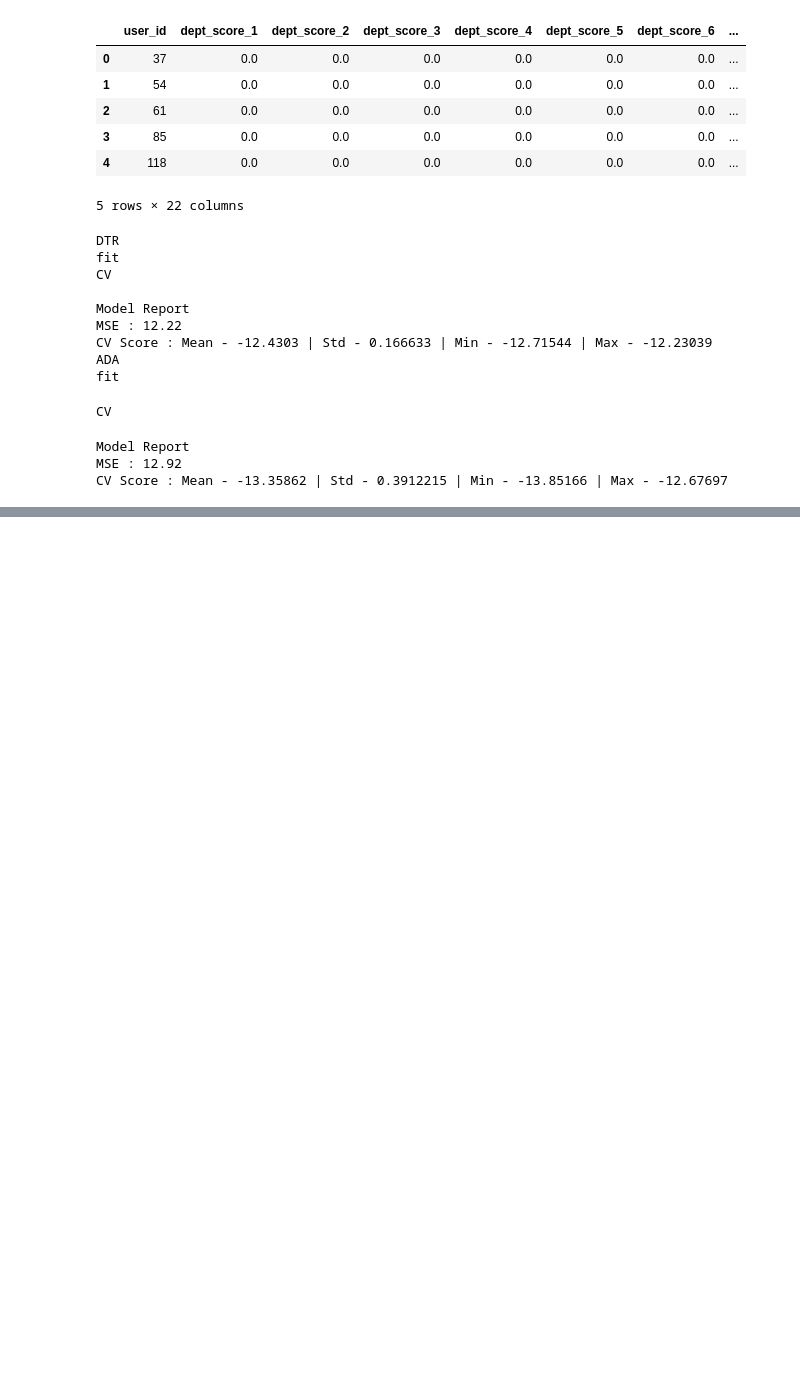
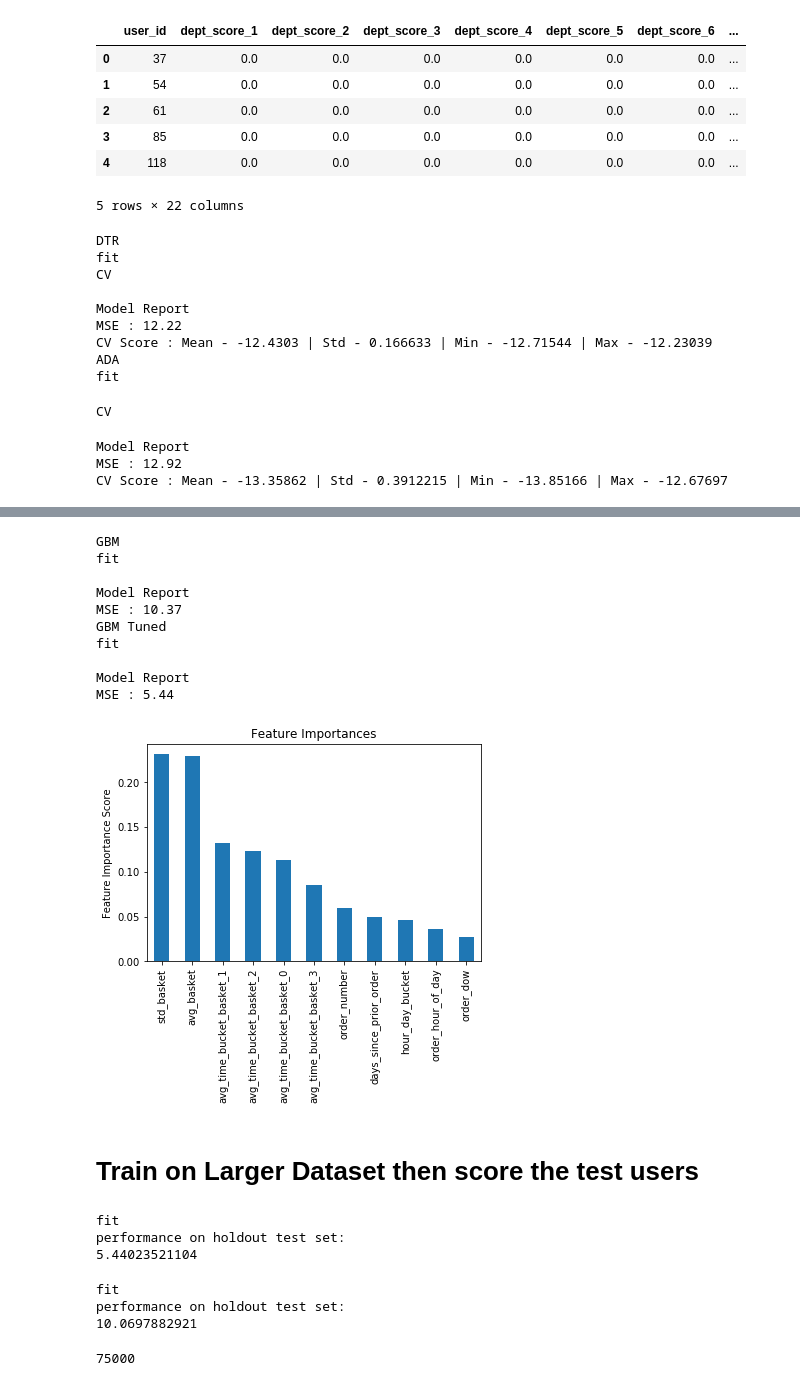
Before and after one commit to aslakey/InstaKart, a Jupyter notebook: nItems.ipynb, the cells around one changed output, grey strips where cells are left out. Saved outputs shown, nothing was run; the diff lists cells and outputs as text; code cells hidden in the pictures; blank space fills up the shorter version.

```diff
--- a/nItems.ipynb
+++ b/nItems.ipynb
@@ -232,0 +235,9 @@ CV Score : Mean - -13.35862 | Std - 0.3912215 | Min - -13.85166 | Max - -12.6769
+# %%
+import pandas as pd
+model_df = pd.read_csv("items_train.txt")
+test_users = pd.read_csv("items_test.txt")
+
+assert model_df.keys().all() == test_users.keys().all()
+print("model shape",model_df.shape)
+print("test shape",test_users.shape)
+print("keys",model_df.keys())
@@ -232,0 +415,61 @@ CV Score : Mean - -13.35862 | Std - 0.3912215 | Min - -13.85166 | Max - -12.6769
+# %%
+'''
+Optimal Parameters:
+min_samples_split: 150
+min_samples_leaf: 70
+max_depth: 15
+max_features: 3
+'''
+#Crank down learning rate/up n estimaters
+gbm_tuned = GradientBoostingRegressor(learning_rate=0.05, n_estimators=500,max_depth=15, min_samples_split=150,min_samples_leaf=70, subsample=0.8, random_state=10, max_features=3)
+print("GBM")
+cv_modelfit(gbm0, test, y_keys, x_keys)
+print("GBM Tuned")
+cv_modelfit(gbm_tuned, test, y_keys, x_keys)
+# %% [output]
+GBM
+fit
+
+Model Report
+MSE : 10.37
+GBM Tuned
+fit
+
+Model Report
+MSE : 5.44
+[figure, added]
+# %% [markdown]
+# Train on Larger Dataset then score the test users
+# %%
+from sklearn.metrics import mean_squared_error
+#Train and score
+def modelfit(alg, dtest, dtrain, unknown, y, predictors):
+    #Fit the algorithm on the data
+    print("fit")
+    alg.fit(dtrain[predictors], dtrain[y].values.ravel())
+
+    #Predict training set:
+    dtest_predictions = alg.predict(dtest[predictors])
+    print("performance on holdout test set:")
+    print(mean_squared_error(dtest_predictions, dtest[y].as_matrix()))
+
+    unknown_predictions = alg.predict(unknown[predictors])
+
+    return unknown_predictions
+
+predictions = modelfit(gbm_tuned, test, test, test_users, y_keys, x_keys)
+# %% [output]
+fit
+performance on holdout test set:
+5.44023521104
+# %%
+#final Model :o
+final_predictions = modelfit(gbm_tuned, test, train, test_users, y_keys, x_keys)
+# %% [output]
+fit
+performance on holdout test set:
+10.0697882921
+# %%
+len(final_predictions)
+# %% [output]
+75000
```
Also changed, not shown: parts of 14 cells of this notebook, 6 other files.
